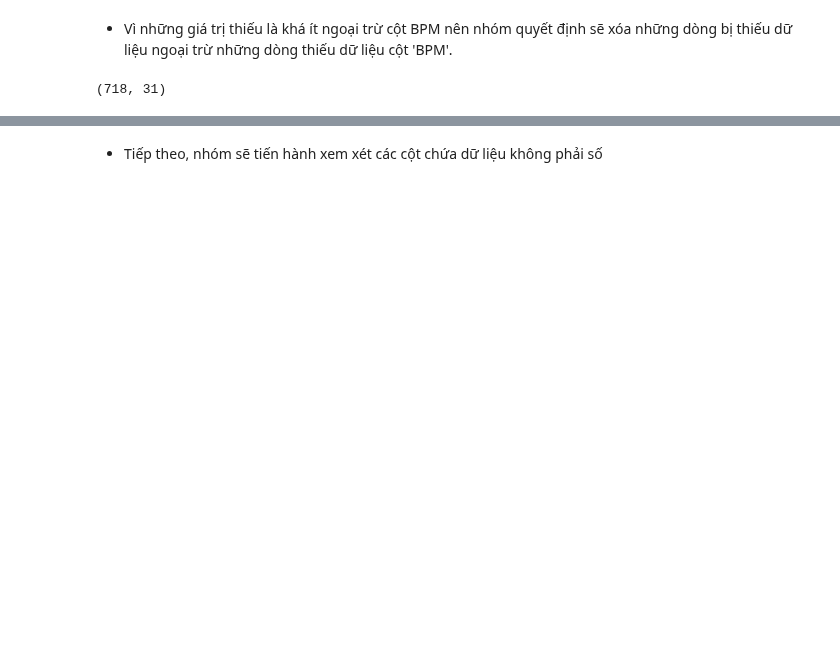
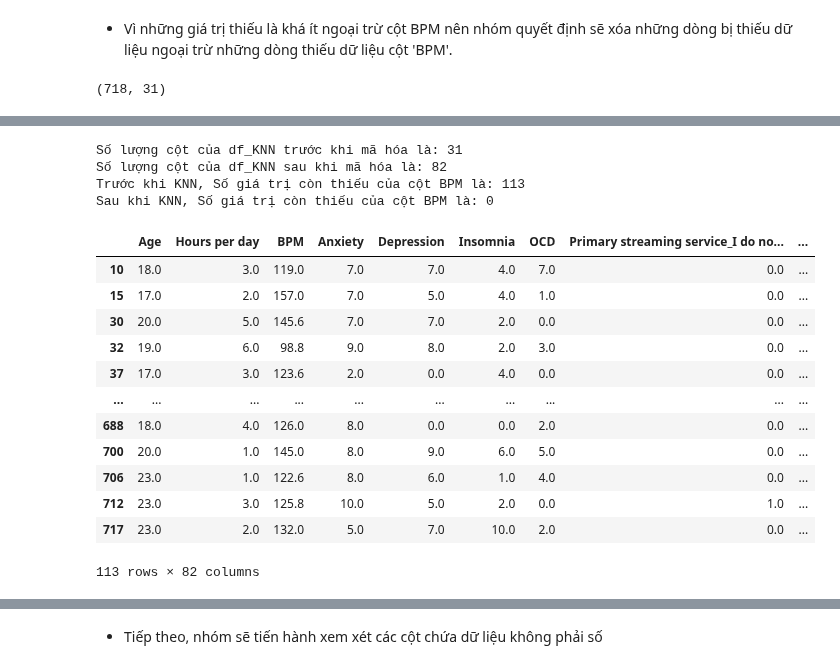
Before and after one commit to HungLVT/DS, a Jupyter notebook: 2.0-pre-processing.ipynb, the cells around one changed output, grey strips where cells are left out. Saved outputs shown, nothing was run; the diff lists cells and outputs as text; code cells hidden in the pictures; blank space fills up the shorter version.

```diff
--- a/2.0-pre-processing.ipynb
+++ b/2.0-pre-processing.ipynb
@@ -102,0 +175,13 @@ df.describe()
+# %%
+q1_bpm = df['BPM'].dropna().quantile(0.25)
+q3_bpm = df['BPM'].dropna().quantile(0.75)
+iqr_bpm = q3_bpm - q1_bpm
+lower_bound_bpm = q1_bpm - 1.5 * iqr_bpm
+upper_bound_bpm = q3_bpm + 1.5 * iqr_bpm
+print(f'Lower bound của BPM là: {lower_bound_bpm}')
+print(f'Upper bound của BPM là: {upper_bound_bpm}')
+num_outliers = len(df[(df['BPM'] < lower_bound_bpm) | (df['BPM'] > upper_bound_bpm)])
+
+print(f'Số lượng outlier của cột BPM là: {num_outliers}')
+# In ra những dòng bị outlier
+df[(df['BPM'] < lower_bound_bpm) | (df['BPM'] > upper_bound_bpm)]
@@ -102,0 +228,38 @@ df.describe()
+# %%
+df_KNN = df.copy()
+
+# Mã hóa các cột có kiểu dữ liệu là object
+# Mỗi giá trị duy nhất trong cột phân loại sẽ được chuyển thành một cột mới trong DataFrame.
+# Các cột mới này sẽ chứa giá trị 1 nếu hàng tương ứng có giá trị đó cho biến phân loại, và 0 nếu không.
+print(f'Số lượng cột của df_KNN trước khi mã hóa là: {df_KNN.shape[1]}')
+df_KNN = pd.get_dummies(df_KNN, drop_first=True)
+print(f'Số lượng cột của df_KNN sau khi mã hóa là: {df_KNN.shape[1]}')
+
+#  Xử lý dữ liệu thiếu của cột BPM với KNN
+print(f'Trước khi KNN, Số giá trị còn thiếu của cột BPM là: {df_KNN["BPM"].isnull().sum()}')
+
+imputer = KNNImputer(n_neighbors=5)
+df_imputer = imputer.fit_transform(df_KNN)
+df_KNN = pd.DataFrame(df_imputer, columns=df_KNN.columns, index=df_KNN.index)
+
+print(f'Sau khi KNN, Số giá trị còn thiếu của cột BPM là: {df_KNN["BPM"].isnull().sum()}')
+# In tra ra các giá trị đã điền vào df_KNN, lấy index từ df
+df_KNN[df['BPM'].isnull()]
+# %% [output]
+Số lượng cột của df_KNN trước khi mã hóa là: 31
+Số lượng cột của df_KNN sau khi mã hóa là: 82
+Trước khi KNN, Số giá trị còn thiếu của cột BPM là: 113
+Sau khi KNN, Số giá trị còn thiếu của cột BPM là: 0
+|  | Age | Hours per day | BPM | Anxiety | Depression | Insomnia | OCD | Primary streaming service_I do no... | ... |
+| 10 | 18.0 | 3.0 | 119.0 | 7.0 | 7.0 | 4.0 | 7.0 | 0.0 | ... |
+| 15 | 17.0 | 2.0 | 157.0 | 7.0 | 5.0 | 4.0 | 1.0 | 0.0 | ... |
+| 30 | 20.0 | 5.0 | 145.6 | 7.0 | 7.0 | 2.0 | 0.0 | 0.0 | ... |
+| 32 | 19.0 | 6.0 | 98.8 | 9.0 | 8.0 | 2.0 | 3.0 | 0.0 | ... |
+| 37 | 17.0 | 3.0 | 123.6 | 2.0 | 0.0 | 4.0 | 0.0 | 0.0 | ... |
+| ... | ... | ... | ... | ... | ... | ... | ... | ... | ... |
+| 688 | 18.0 | 4.0 | 126.0 | 8.0 | 0.0 | 0.0 | 2.0 | 0.0 | ... |
+| 700 | 20.0 | 1.0 | 145.0 | 8.0 | 9.0 | 6.0 | 5.0 | 0.0 | ... |
+| 706 | 23.0 | 1.0 | 122.6 | 8.0 | 6.0 | 1.0 | 4.0 | 0.0 | ... |
+| 712 | 23.0 | 3.0 | 125.8 | 10.0 | 5.0 | 2.0 | 0.0 | 1.0 | ... |
+| 717 | 23.0 | 2.0 | 132.0 | 5.0 | 7.0 | 10.0 | 2.0 | 0.0 | ... |
+113 rows × 82 columns
```
Also changed, not shown: parts of 27 cells of this notebook.
